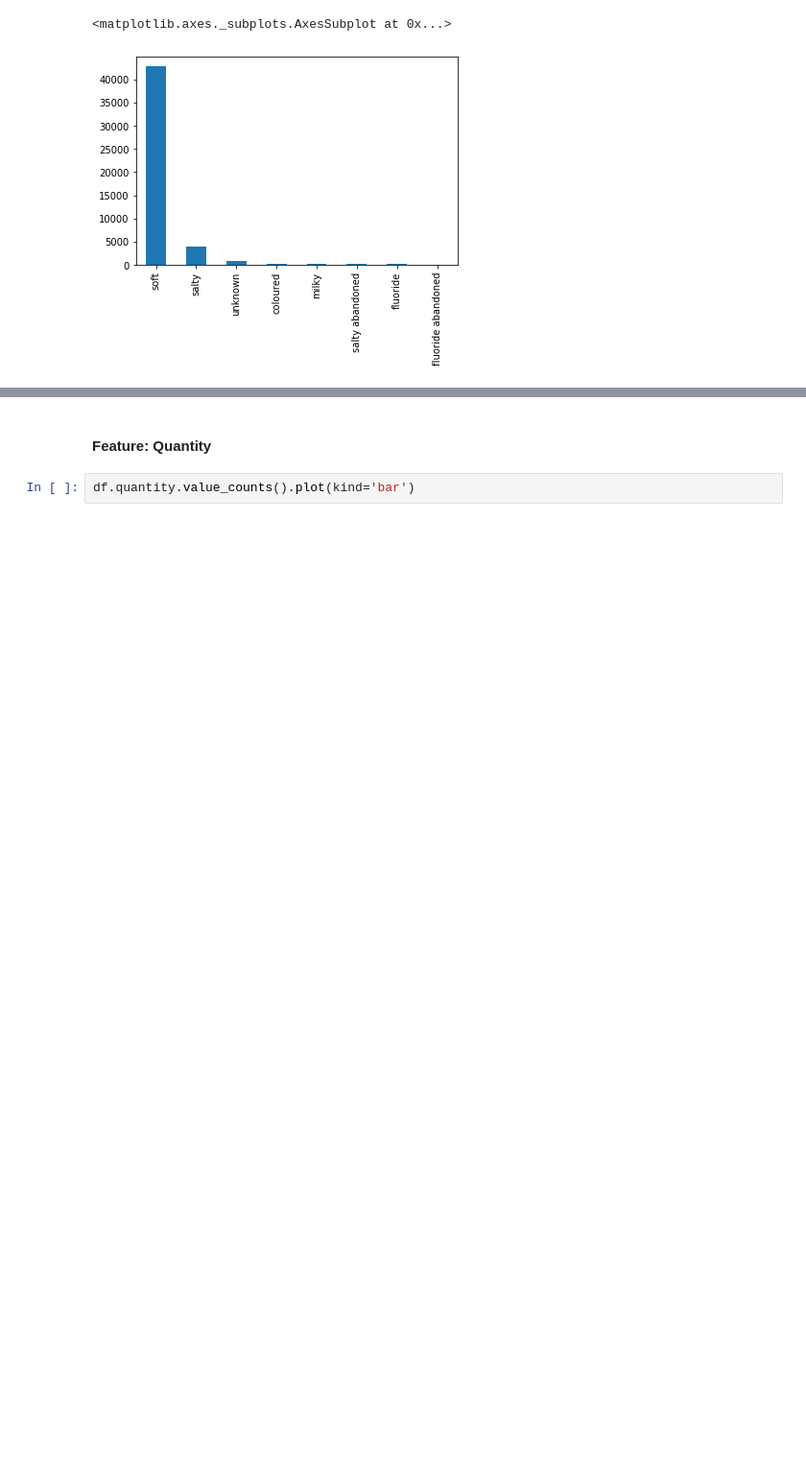
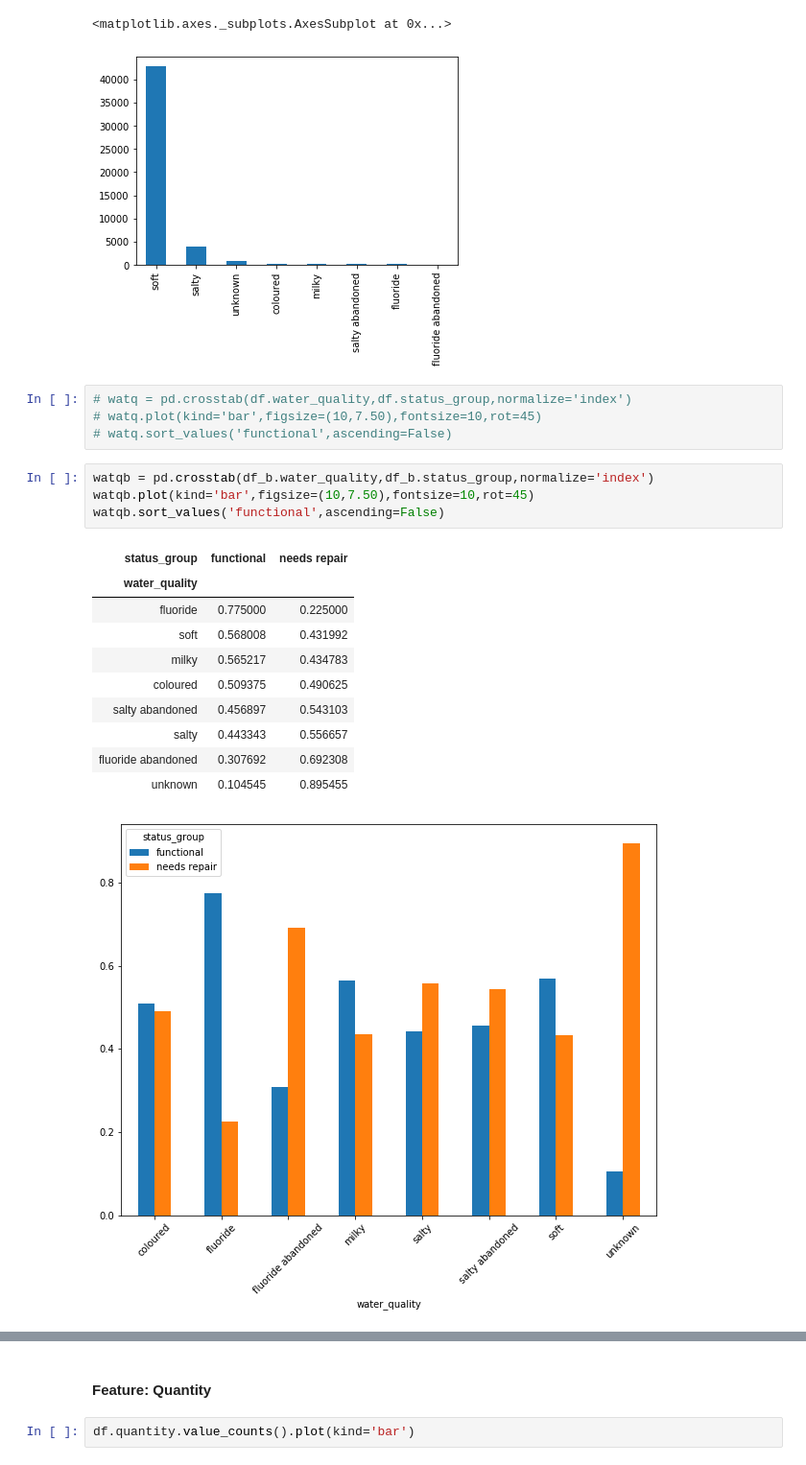
Before and after one commit to rashidbaset/Module3_Project, a Jupyter notebook: Notebooks/EDA.ipynb, the cells around one changed output, grey strips where cells are left out. Shown at 96% size. Saved outputs shown, nothing was run; the diff lists cells and outputs as text; blank space fills up the shorter version.

```diff
--- a/Notebooks/EDA.ipynb
+++ b/Notebooks/EDA.ipynb
@@ -90,3 +249,23 @@ df.water_quality.value_counts().plot(kind='bar')
 # %% [output]
 <matplotlib.axes._subplots.AxesSubplot at 0x...>
 [figure]
+# %%
+# watq = pd.crosstab(df.water_quality,df.status_group,normalize='index')
+# watq.plot(kind='bar',figsize=(10,7.50),fontsize=10,rot=45)
+# watq.sort_values('functional',ascending=False)
+# %%
+watqb = pd.crosstab(df_b.water_quality,df_b.status_group,normalize='index')
+watqb.plot(kind='bar',figsize=(10,7.50),fontsize=10,rot=45)
+watqb.sort_values('functional',ascending=False)
+# %% [output]
+| status_group | functional | needs repair |
+| water_quality |  |  |
+| fluoride | 0.775000 | 0.225000 |
+| soft | 0.568008 | 0.431992 |
+| milky | 0.565217 | 0.434783 |
+| coloured | 0.509375 | 0.490625 |
+| salty abandoned | 0.456897 | 0.543103 |
+| salty | 0.443343 | 0.556657 |
+| fluoride abandoned | 0.307692 | 0.692308 |
+| unknown | 0.104545 | 0.895455 |
+[figure, added]
```
Also changed, not shown: parts of 106 cells of this notebook, 2 other files.
